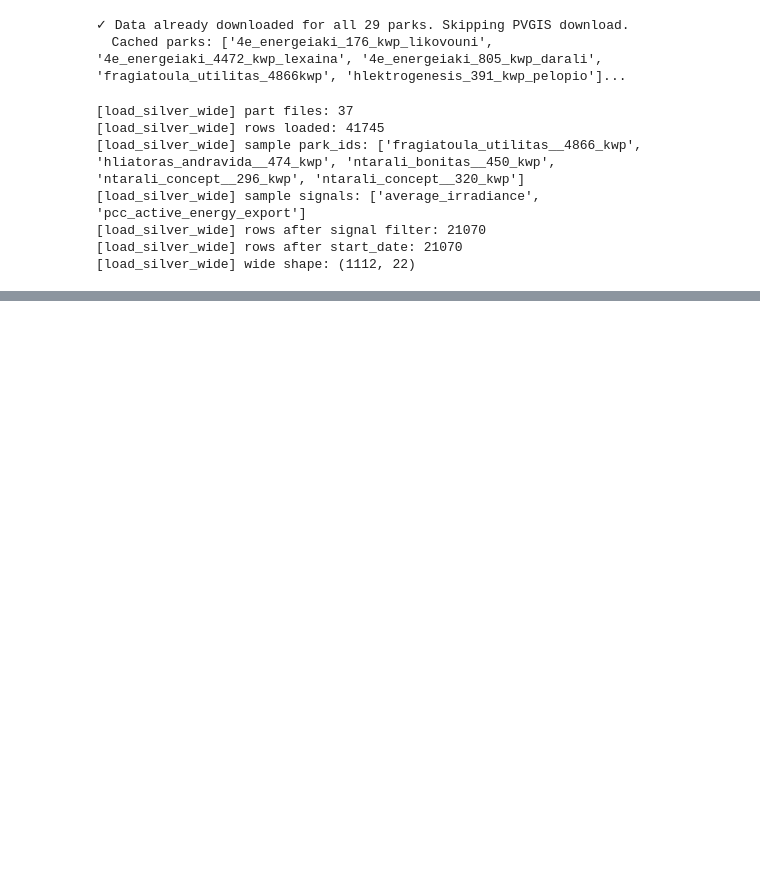
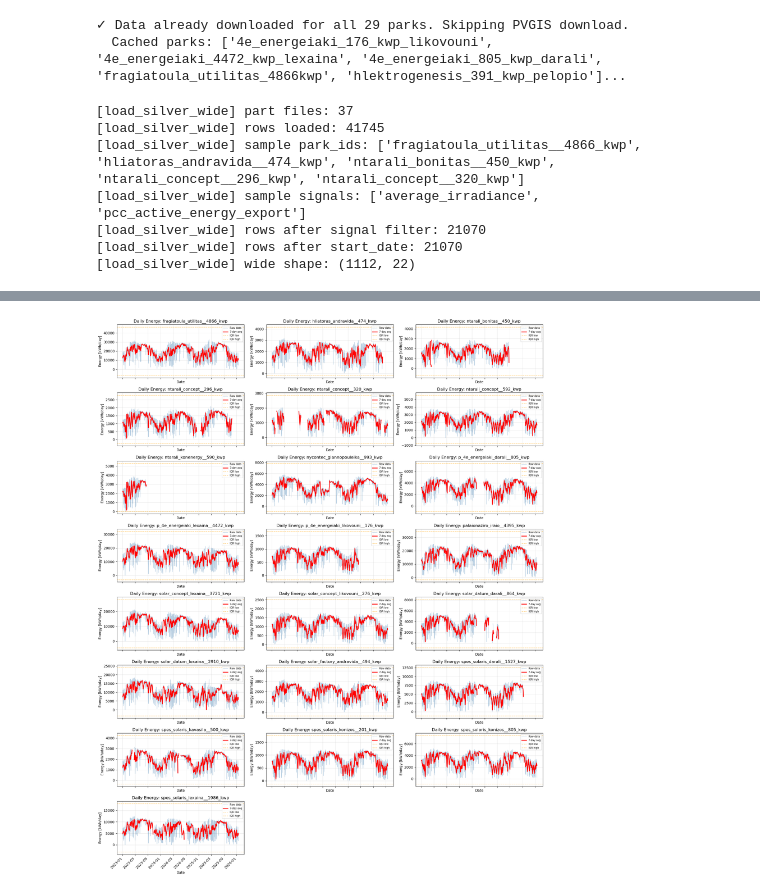
Before and after one commit to steliosvliaros/daily_avg_pv_kpi_heatmap, a Jupyter notebook: notebooks/01_prototype_pvgis_pi_heatmap.ipynb, the cells around one changed output, grey strips where cells are left out. Saved outputs shown, nothing was run; the diff lists cells and outputs as text; code cells hidden in the pictures; blank space fills up the shorter version.

```diff
--- a/notebooks/01_prototype_pvgis_pi_heatmap.ipynb
+++ b/notebooks/01_prototype_pvgis_pi_heatmap.ipynb
@@ -1631,6 +1812,7 @@ def lineplot_timeseries_per_column(
     ncols: int = 3,
     sharex: bool = True,
     sharey: bool = False,
+    rolling_window: int = 7,
     save: bool = False,
     save_dir: str | Path | None = None,
     base_filename: str | None = None,
@@ -1638,7 +1820,7 @@ def lineplot_timeseries_per_column(
     fmt: str = "png",
 ):
     """
-    Plot one line chart per column in a grid of subplots and optionally save the figure.
+    Plot one line chart per column in a grid of subplots with rolling average and IQR bands.
 
     Parameters:
     -----------
@@ -1652,6 +1834,8 @@ def lineplot_timeseries_per_column(
         Number of columns in the subplot grid.
     sharex/sharey: bool
         Share axes across subplots.
+    rolling_window: int
+        Window size for rolling average (default: 7 days).
     save: bool
         If True, saves the figure.
     save_dir: str | Path | None
@@ -1687,15 +1871,52 @@ def lineplot_timeseries_per_column(
 
     for i, col in enumerate(cols):
         ax = axes_flat[i]
-        ax.plot(df.index, df[col], linewidth=1.2)
-        try:
-            label = extract_park_name_before_pcc(col)
-        except Exception:
-            label = col
+        series = df[col]
+
+        # Plot raw data with 40% opacity
+        ax.plot(df.index, series, linewidth=1.0, alpha=0.6, color='steelblue', label='Raw data')
+
+        # Compute rolling average
+        rolling_mean = series.rolling(window=rolling_window, center=True, min_periods=1).mean()
+        ax.plot(df.index, rolling_mean, linewidth=2.0, color='red', label=f'{rolling_window}-day avg')
+
+        # Compute IQR bounds (Q1 - 1.5*IQR and Q3 + 1.5*IQR)
+        q1 = series.quantile(0.25)
+        q3 = series.quantile(0.75)
+        iqr = q3 - q1
+        lower_bound = q1 - 1.5 * iqr
+        upper_bound = q3 + 1.5 * iqr
+
+        # Plot IQR bounds as horizontal lines
+        ax.axhline(y=lower_bound, color='orange', linestyle='--', linewidth=1.0, alpha=0.7, label='IQR low')
+        ax.axhline(y=upper_bound, color='orange', linestyle='--', linewidth=1.0, alpha=0.7, label='IQR high')
+
+        # Handle tuple columns (park_id, signal, unit)
+        if isinstance(col, tuple) and len(col) >= 3:
+            park_id, signal, unit = col[0], col[1], col[2]
+            # Try to extract capacity and park name
+            try:
+                import re
+                m = re.search(r'(\d+)\s*kWp?\s*[_\-–—]?\s*(.+)', park_id)
+                if m:
+                    capacity_kwp = m.group(1)
+                    park_name = m.group(2).strip()
+                    label = f"{park_name} ({capacity_kwp} kWp)"
+                else:
+                    label = park_id
+            except Exception:
+                label = park_id
+        else:
+            try:
+                label = extract_park_name_before_pcc(col)
+            except Exception:
+                label = str(col)
+
         ax.set_title(f"{title_prefix}: {label}")
         ax.grid(alpha=0.3)
         ax.set_xlabel("Date")
         ax.set_ylabel(ylabel)
+        ax.legend(loc='upper right', fontsize=7, framealpha=0.8)
 
     for j in range(len(cols), len(axes_flat)):
         axes_flat[j].set_visible(False)
@@ -1706,34 +1927,37 @@ def lineplot_timeseries_per_column(
             tick.set_ha('right')
 
     plt.tight_layout()
 
     # Use shared save utility
     saved_path = save_figure(
         fig=fig,
         title_prefix=title_prefix,
         save=save,
         save_dir=save_dir,
         base_filename=base_filename,
         dpi=dpi,
         fmt=fmt,
     )
 
     plt.show()
     return saved_path
 
 _ = lineplot_timeseries_per_column(
     daily_historical,
     title_prefix="Daily Energy",
-    ylabel="Energy [kWh]",
+    ylabel="Energy [kWh/day]",
     ncols=3,
     sharex=True,
     sharey=False,
+    rolling_window=21,
     save=True,
     save_dir=PLOTS_DIR / "weekly_analysis",
     base_filename="daily_energy_timeseries_grid",
     dpi=180,
     fmt="png",
 )
+# %% [output]
+[figure, added]
 # %%
 def histplot_distribution_per_column(
     df: pd.DataFrame,
```
Also changed, not shown: parts of 10 cells of this notebook, 3 other files.
